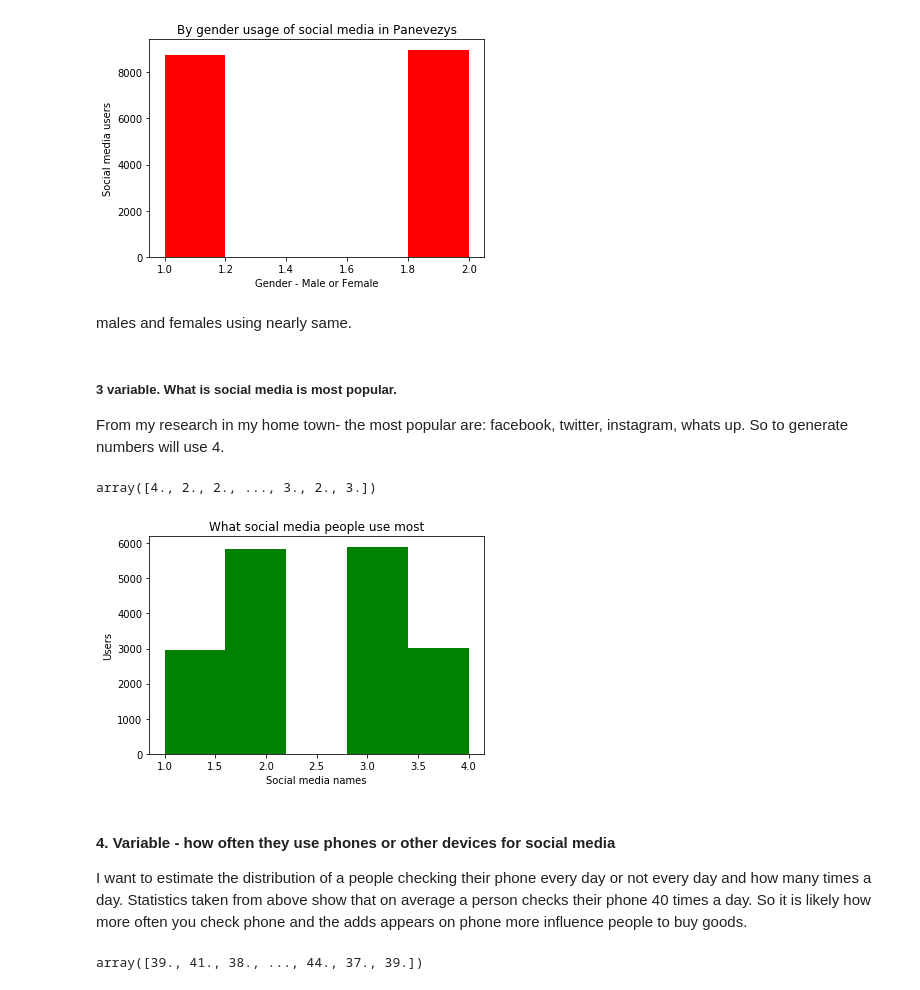
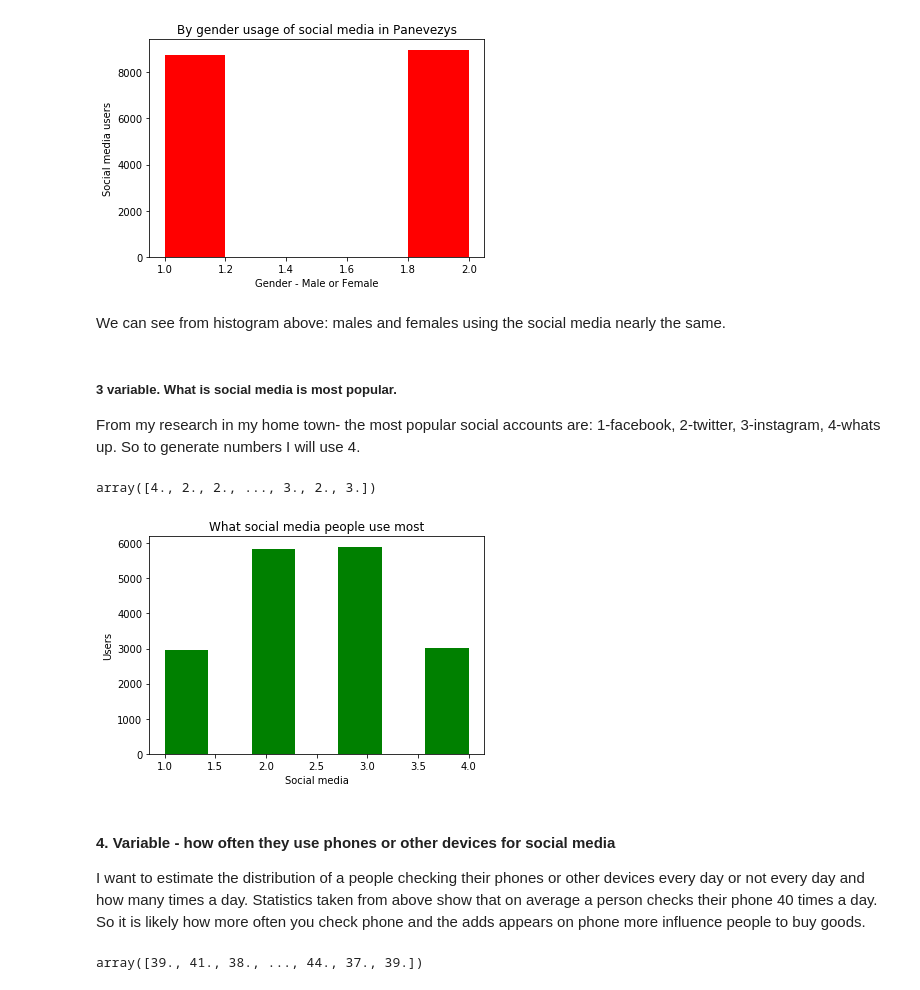
Before and after one commit to rituteval/Programming-DA--PROJECT, a Jupyter notebook: Programming DA- PROJECT.ipynb, the cells around one changed output. Drawn from its saved outputs; the diff is of its cells as text; code cells hidden in the pictures.

```diff
--- a/Programming DA- PROJECT.ipynb
+++ b/Programming DA- PROJECT.ipynb
@@ -165,29 +153,28 @@ plt.show() # Showed plot
 # %% [output]
 [figure]
 # %% [markdown]
-males and females using nearly same.
+We can see from histogram above: males and females using the social media nearly the same.
 # %% [markdown]
 ##### 3 variable. What is social media is most popular.
-From my research in my home town- the most popular are: facebook, twitter, instagram, whats up. So to generate numbers will use 4.
+From my research in my home town- the most popular social accounts are: 1-facebook, 2-twitter, 3-instagram, 4-whats up. So to generate numbers I will use 4.
 # %%
 np.random.seed(12345) # Seeded that numbers stay the same
-
-social = np.random.uniform(1, 4, 17735).round(0) # Generated values
-social
+accounts = np.random.uniform(1, 4, 17735).round(0) #Generated 4 Social media accounts
+accounts
 # %% [output]
 array([4., 2., 2., ..., 3., 2., 3.])
 # %%
-plt.hist(social, bins=5, color='g')
+plt.hist(accounts, bins=7, color='g')
 plt.ylabel('Users') # Labeled y axis
-plt.xlabel('Social media names') # Labeled x axis
+plt.xlabel('Social media') # Labeled x axis
 plt.title('What social media people use most') # Added title
 plt.show() # Showed plot
 # %% [output]
-[figure, old version]
+[figure, new version]
 # %% [markdown]
 #### 4. Variable - how often they use phones or other devices for social media
 
- I want to estimate the distribution of a people checking their phone every day or not every day and how many times a day. Statistics taken from above show that on average a person checks their phone 40 times a day. So it is likely how more often you check phone and the adds appears on phone more influence people to buy goods.
+ I want to estimate the distribution of a people checking their phones or other devices every day or not every day and how many times a day. Statistics taken from above show that on average a person checks their phone 40 times a day. So it is likely how more often you check phone and the adds appears on phone more influence people to buy goods.
 # %%
 np.random.seed(12345)
 
```
Also changed, not shown: parts of 31 cells of this notebook, 1 other file.
